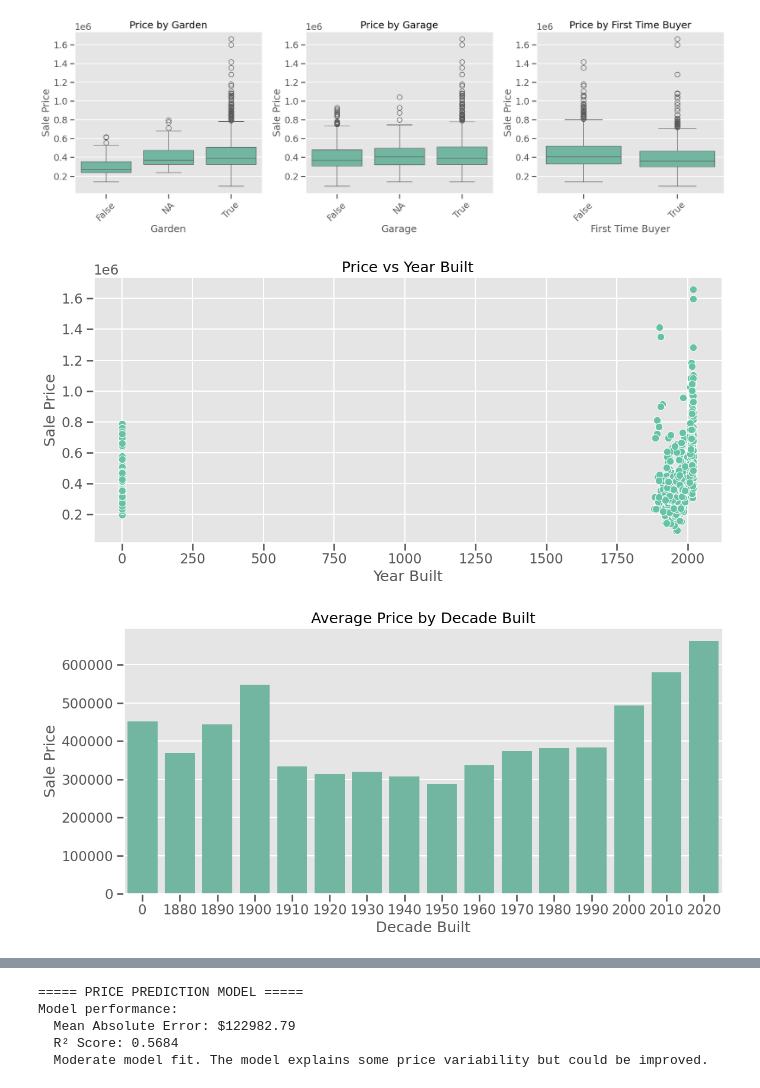
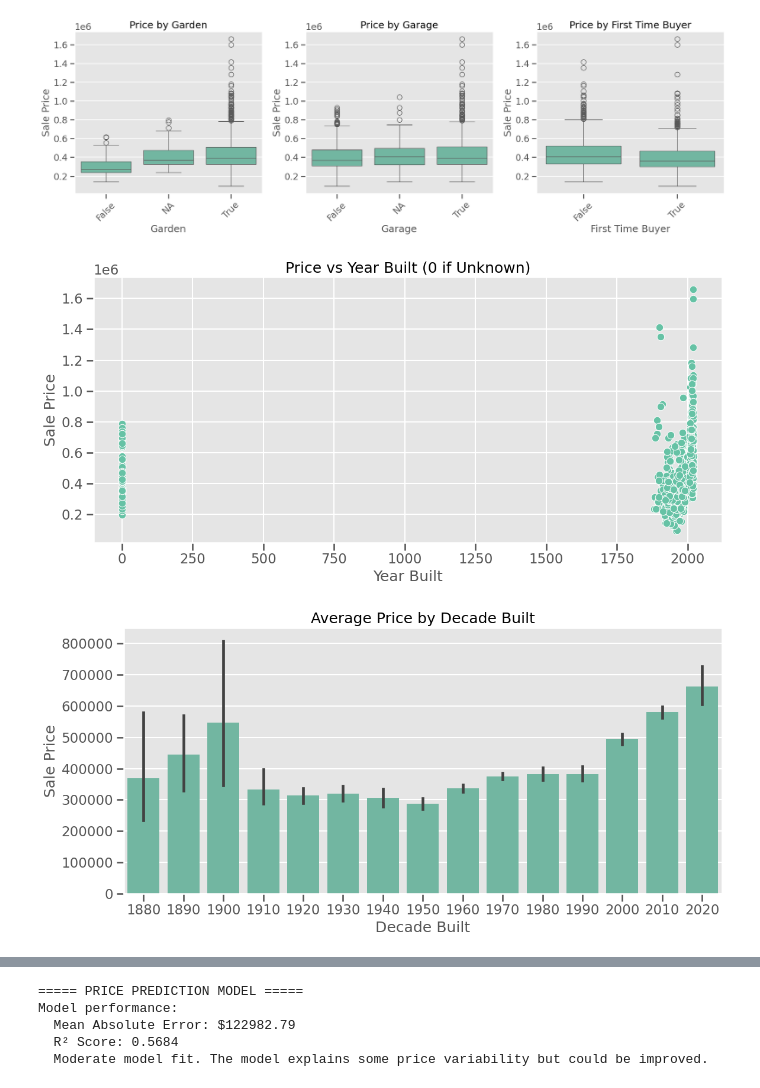
Before and after one commit to dylanbforde/Assignment_Web_Scraping, a Jupyter notebook: data_prep_analysis.ipynb, the cells around one changed output, grey strips where cells are left out. Cells and saved outputs as stored; diff of their text form; code cells hidden in the pictures.

Commit message:
analysis

```diff
--- a/data_prep_analysis.ipynb
+++ b/data_prep_analysis.ipynb
@@ -234,24 +246,28 @@ plt.tight_layout()
 # %% [output]
 ===== FEATURE IMPACT ANALYSIS =====
 [figure]
+# %%
+# Year built analysis
+if 'Year Built' in df.columns:
+    plt.figure(figsize=(12, 6))
+    sns.scatterplot(x='Year Built', y='Sale Price', data=df)
+    plt.title('Price vs Year Built (0 if Unknown)')
+    plt.tight_layout()
+# %% [output]
+[figure, added]
 # %%
 # Year built analysis
 if 'Year Built' in df.columns:
-    plt.figure(figsize=(12, 6))
-    sns.scatterplot(x='Year Built', y='Sale Price', data=df)
-    plt.title('Price vs Year Built')
-    plt.tight_layout()
-
     # Decade analysis
     df['Decade Built'] = (df['Year Built'] // 10) * 10
     plt.figure(figsize=(12, 6))
     decade_price = df.groupby('Decade Built')['Sale Price'].mean().reset_index()
+    decade_price = df[df['Decade Built'] != 0]
     sns.barplot(x='Decade Built', y='Sale Price', data=decade_price)
     plt.title('Average Price by Decade Built')
     plt.tight_layout()
 # %% [output]
-[figure, old version]
+[figure, new version]
-[figure, removed]
 # %%
 # Location analysis
 if 'Property Location' in df.columns:
```
Also changed, not shown: parts of 26 cells of this notebook, 1 other file.
